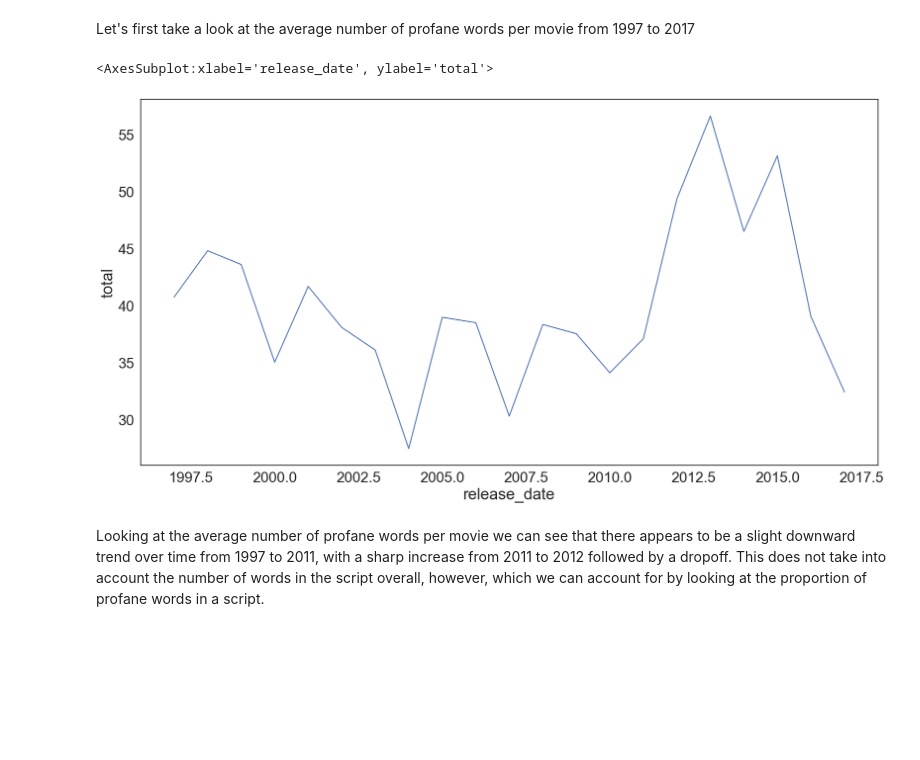
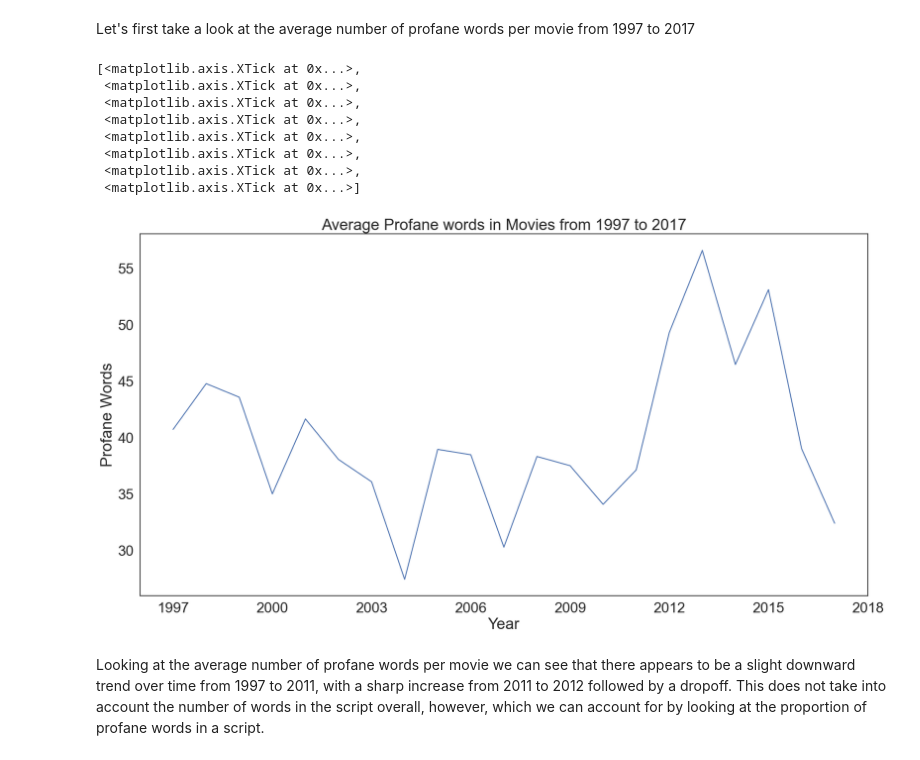
Before and after one commit to ima-quack/COGS108_ProfanityResearch, a Jupyter notebook: EDACheckpointGroup_039-Wi23.ipynb, the cells around one changed output. Drawn from its saved outputs; the diff is of its cells as text; code cells hidden in the pictures; blank space fills up the shorter version.

```diff
--- a/EDACheckpointGroup_039-Wi23.ipynb
+++ b/EDACheckpointGroup_039-Wi23.ipynb
@@ -178,14 +178,28 @@ dfTotal['normTotal'] = dfTotal['total']/dfTotal['script_size']
 
 #Setting prediction dataset by
 dfPredict = dfTotal.drop([254])
+
+#Xticks
+xy = [1997,2000,2003,2006,2009,2012,2015,2018]
 # %% [markdown]
 Let's first take a look at the average number of profane words per movie from 1997 to 2017
 # %%
 swearCountsMean = pd.DataFrame(dfTotal.groupby('release_date').mean()['total'])
-sns.lineplot(data = swearCountsMean, x = "release_date", y = "total")
+ax = sns.lineplot(data = swearCountsMean, x = "release_date", y = "total")
+ax.set(title = "Average Profane words in Movies from 1997 to 2017",
+       ylabel = "Profane Words",
+       xlabel = "Year")
+ax.set_xticks(xy)
 # %% [output]
-<AxesSubplot:xlabel='release_date', ylabel='total'>
+[<matplotlib.axis.XTick at 0x...>,
+ <matplotlib.axis.XTick at 0x...>,
+ <matplotlib.axis.XTick at 0x...>,
+ <matplotlib.axis.XTick at 0x...>,
+ <matplotlib.axis.XTick at 0x...>,
+ <matplotlib.axis.XTick at 0x...>,
+ <matplotlib.axis.XTick at 0x...>,
+ <matplotlib.axis.XTick at 0x...>]
-[figure, old version]
+[figure, new version]
 # %% [markdown]
 Looking at the average number of profane words per movie we can see that there appears to be a slight downward trend over time from 1997 to 2011, with a sharp increase from 2011 to 2012 followed by a dropoff. This does not take into account the number of words in the script overall, however, which we can account for by looking at the proportion of profane words in a script.
 # %%
```
Also changed, not shown: parts of 8 cells of this notebook.
